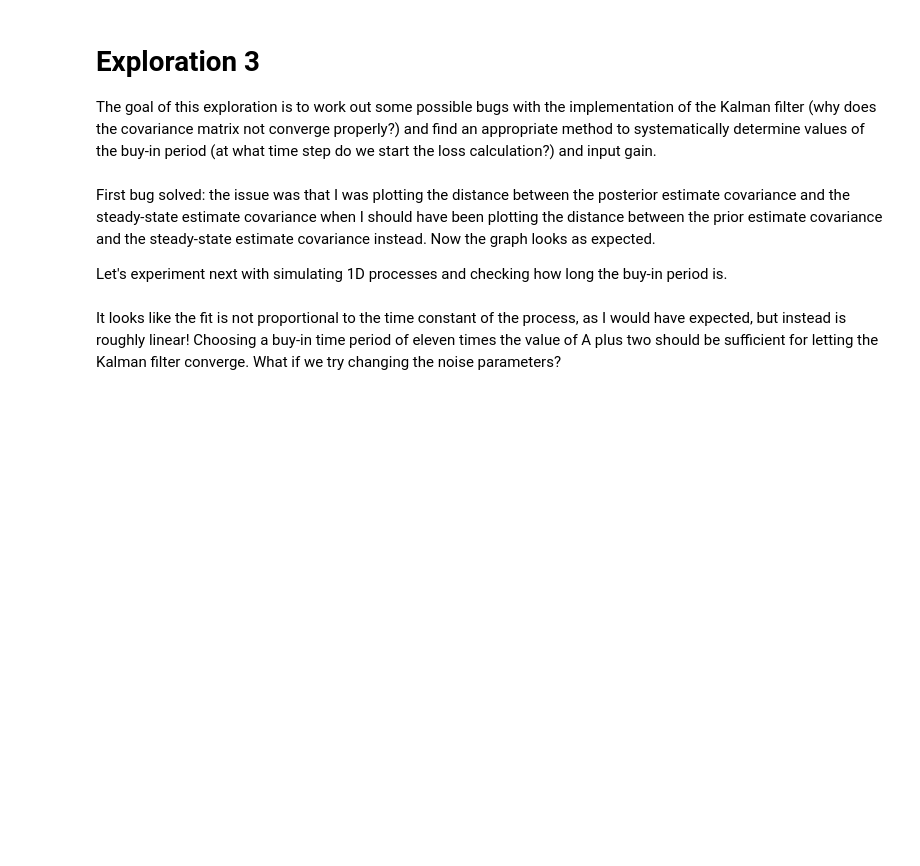
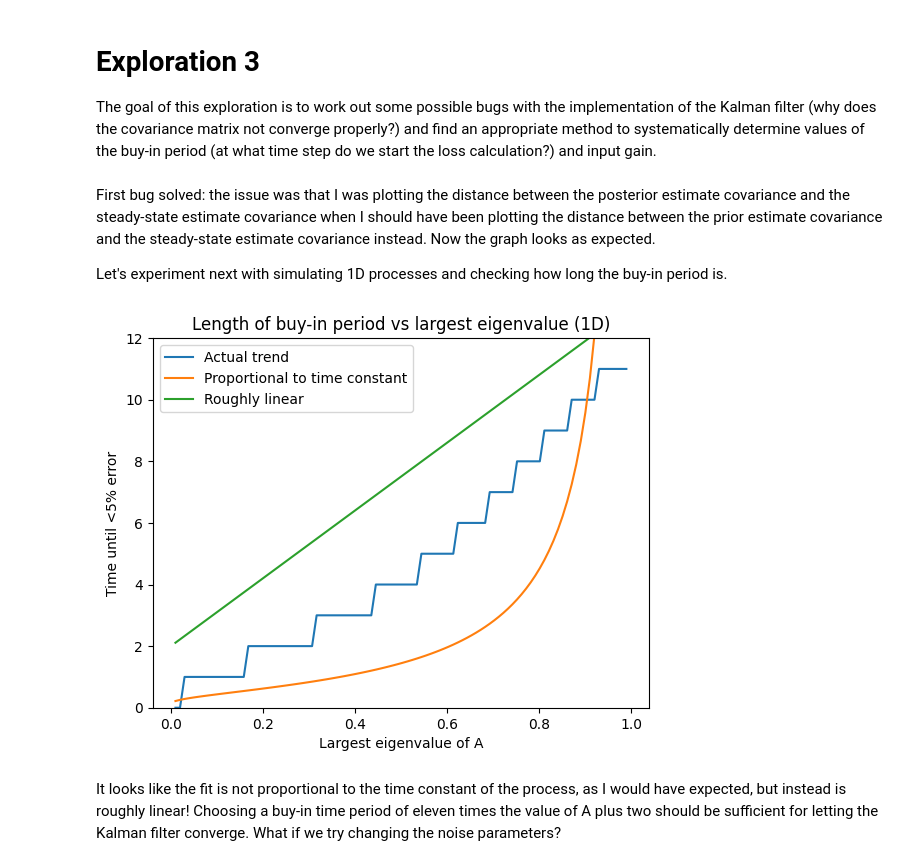
Before and after one commit to Kroiririoroirkk/cmu-project, a Jupyter notebook: LDS_exploration.ipynb, the cells around one changed output. Saved outputs shown, nothing was run; the diff lists cells and outputs as text; code cells hidden in the pictures; blank space fills up the shorter version.

```diff
--- a/LDS_exploration.ipynb
+++ b/LDS_exploration.ipynb
@@ -247,7 +254,7 @@ def test_A_M_K_loss_landscape_1d():
 # What about two dimensions?
 def create_2d_process(rng, A):
     x0 = np.array([100, 100])
-    sigma_process = 5
+    sigma_process = 10
     Sigma_process = (sigma_process**2)*np.eye(2)
     O = np.eye(2)
     sigma_obs = 20
@@ -365,38 +372,40 @@ def create_process_1d_more_parameters(rng, a, sigma_process, sigma_obs):
     O = np.eye(1)
     Sigma_obs = (sigma_obs**2)*np.eye(1)
     num_steps = 50
-    return HMProcess(rng, A, x0, Sigma_process, O, Sigma_obs, num_steps)
+    return HMProcess(rng, A, x0, Sigma_process, O, Sigma_obs, num_steps, start_from=0)
 
 def time_of_convergence(proc, eps=0.05, i=0):
     kf = SteadyStateKalmanFilter(proc)
     Sigma_infty_dist, K_infty_dist, M_infty_dist, _, _, _ = kf.check_convergence()
     for i in range(proc.num_steps-1,-1,-1):
         if Sigma_infty_dist[i] > eps:
             return i+1
         if K_infty_dist[i] > eps:
             return i+1
         if M_infty_dist[i] > eps:
             return i+1
     return 0
 
 def plot_1d_kalman_convergence_dynamics():
     num_points = 100
     a_vals = np.linspace(0.01,0.99,num_points)
     t_vals = np.zeros(num_points)
     for i in range(num_points):
         proc = create_process_1d_more_parameters(rng, a_vals[i], 10, 25)
         t_vals[i] = time_of_convergence(proc)
     plt.plot(a_vals, t_vals, label='Actual trend')
     plt.plot(a_vals, -1/np.log(a_vals), label='Proportional to time constant')
     plt.plot(a_vals, 11*a_vals+2, label='Roughly linear')
     plt.title('Length of buy-in period vs largest eigenvalue (1D)')
     plt.xlabel('Largest eigenvalue of A')
     plt.ylabel('Time until <5% error')
     plt.ylim(0,12)
     plt.legend()
     plt.show()
 
 plot_1d_kalman_convergence_dynamics()
+# %% [output]
+[figure, added]
 # %% [markdown]
 It looks like the fit is not proportional to the time constant of the process, as I would have expected, but instead is roughly linear! Choosing a buy-in time period of eleven times the value of A plus two should be sufficient for letting the Kalman filter converge. What if we try changing the noise parameters?
 # %%
```
Also changed, not shown: parts of 8 cells of this notebook, 1 other file.
